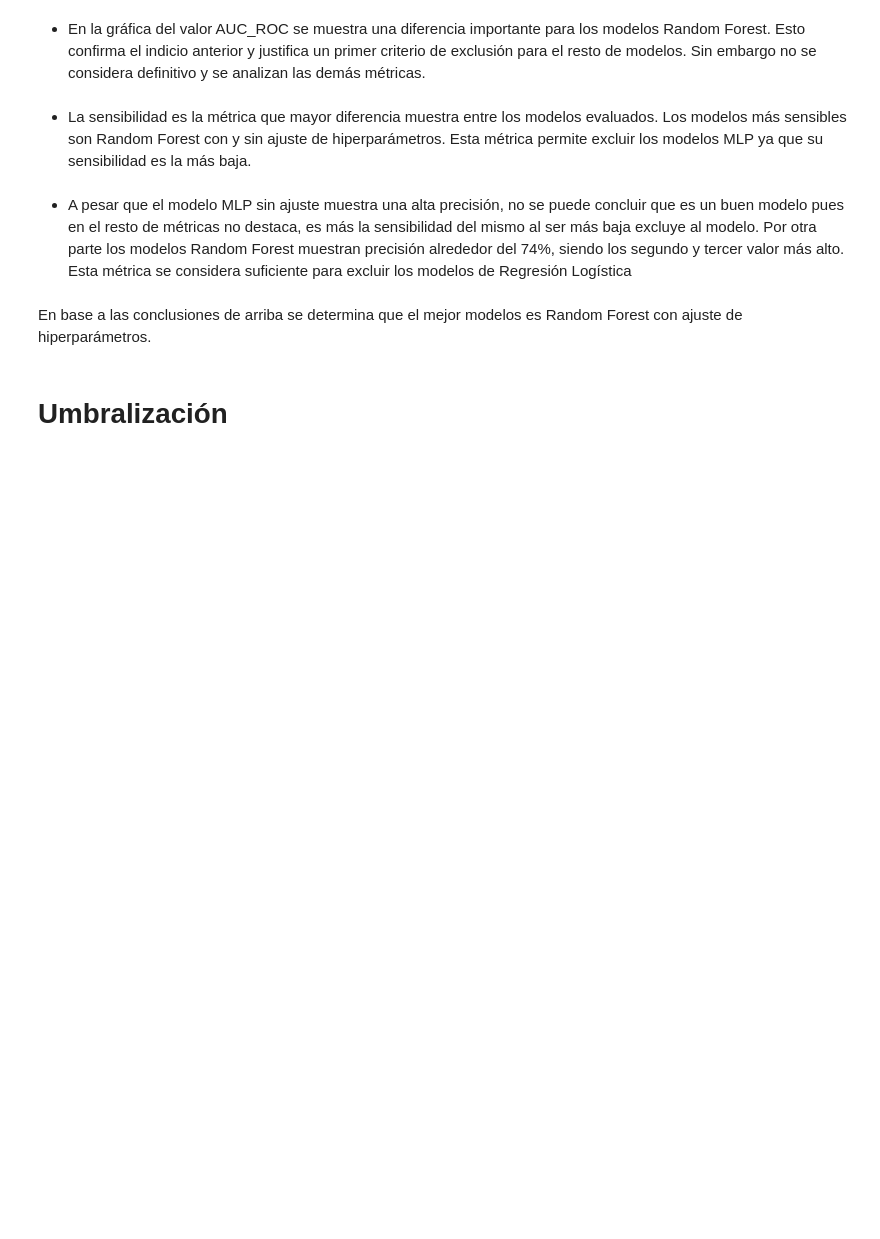
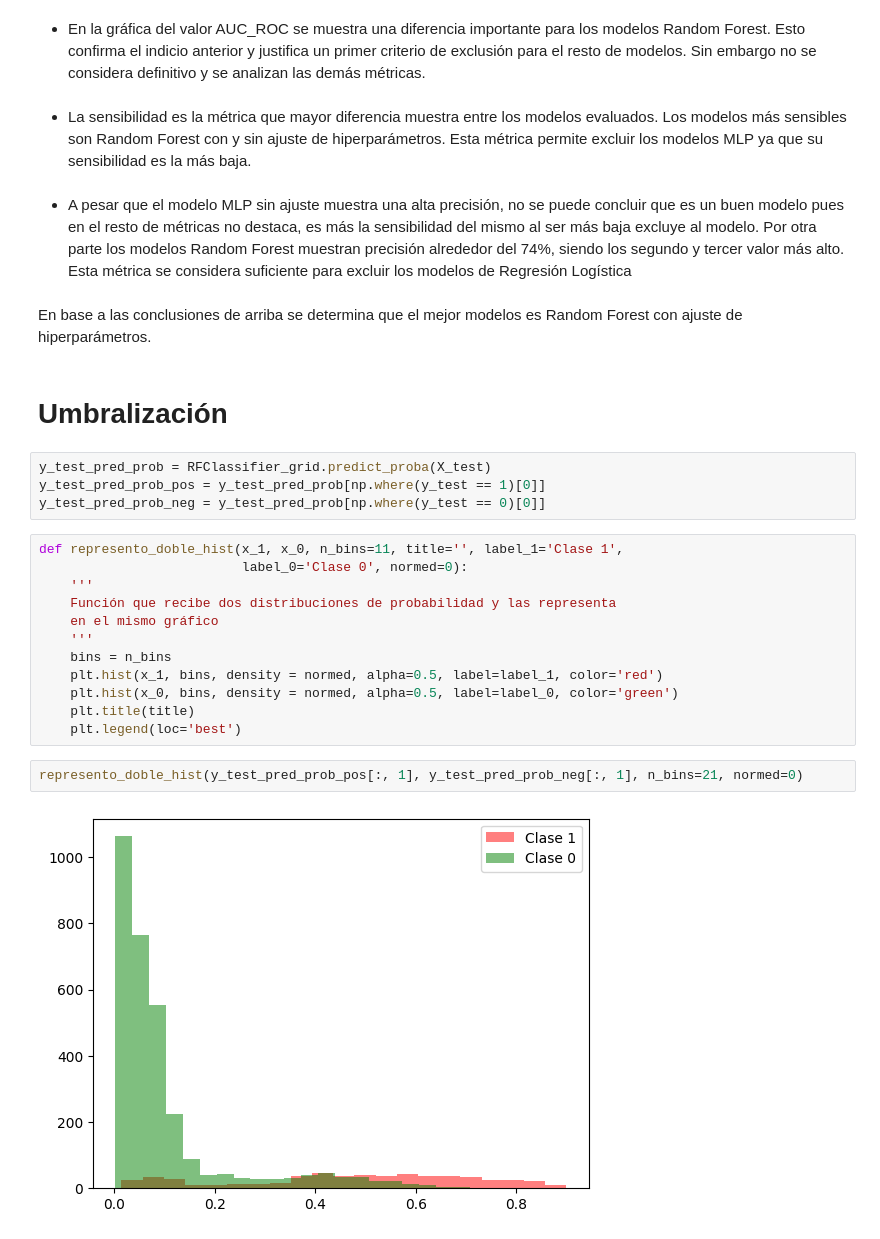
Before and after one commit to AEEM1993/DS_CasoPractico_MOD8, a Jupyter notebook: CASO_PRACTICO.ipynb, the cells around one changed output. Cells and saved outputs as stored; diff of their text form; blank space fills up the shorter version.

```diff
--- a/CASO_PRACTICO.ipynb
+++ b/CASO_PRACTICO.ipynb
@@ -1000,3 +1000,23 @@ plt.show()
 En base a las conclusiones de arriba se determina que el mejor modelos es Random Forest con ajuste de hiperparámetros.
 # %% [markdown]
 # Umbralización
+# %%
+y_test_pred_prob = RFClassifier_grid.predict_proba(X_test)
+y_test_pred_prob_pos = y_test_pred_prob[np.where(y_test == 1)[0]]
+y_test_pred_prob_neg = y_test_pred_prob[np.where(y_test == 0)[0]]
+# %%
+def represento_doble_hist(x_1, x_0, n_bins=11, title='', label_1='Clase 1',
+                          label_0='Clase 0', normed=0):
+    '''
+    Función que recibe dos distribuciones de probabilidad y las representa
+    en el mismo gráfico
+    '''
+    bins = n_bins
+    plt.hist(x_1, bins, density = normed, alpha=0.5, label=label_1, color='red')
+    plt.hist(x_0, bins, density = normed, alpha=0.5, label=label_0, color='green')
+    plt.title(title)
+    plt.legend(loc='best')
+# %%
+represento_doble_hist(y_test_pred_prob_pos[:, 1], y_test_pred_prob_neg[:, 1], n_bins=21, normed=0)
+# %% [output]
+[figure, added]
```
Also changed, not shown: parts of 8 cells of this notebook.
